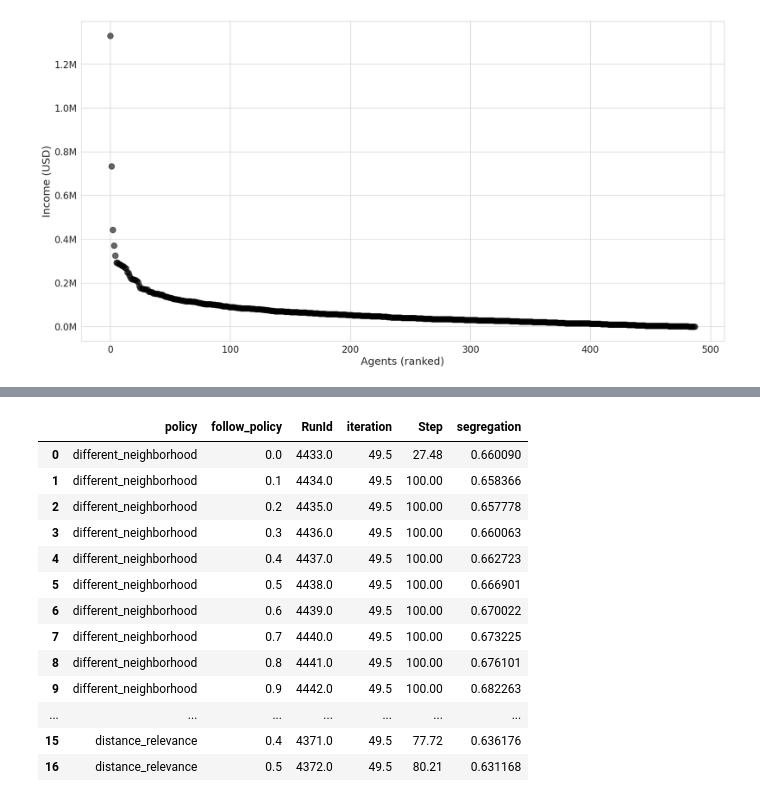
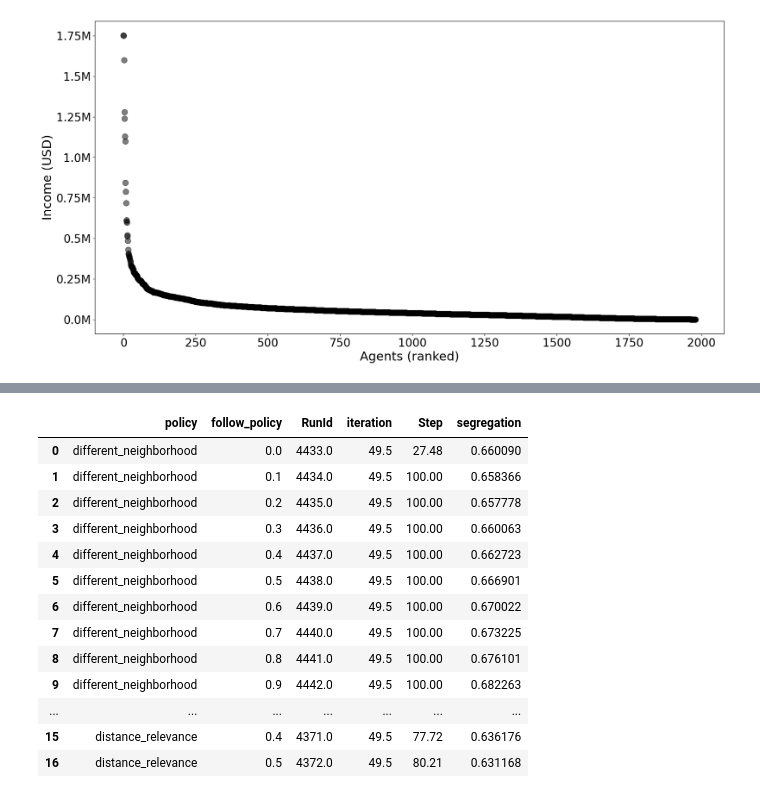
Before and after one commit to mauruscz/RS-chelling, a Jupyter notebook: plots.ipynb, the cells around one changed output, grey strips where cells are left out. Saved outputs shown, nothing was run; the diff lists cells and outputs as text; code cells hidden in the pictures.

```diff
--- a/plots.ipynb
+++ b/plots.ipynb
@@ -22,4 +22,37 @@ yellow = tuple([val / 255 for val in yellow])  # Normalize to range [0, 1]
 
 red = (177,39,28)
 red = tuple([val / 255 for val in red])  # Normalize to range [0, 1]
+# %%
+model = Schelling(width = 50, height = 50, density = 0.80, minority_pc = 0.4, homophily = 3,  policy = 'random', follow_policy=1, seed = 1995)
+# %%
+
+#plot an histogram of the incomes of the agents
+
+incomes = [agent.income for agent in model.schedule.agents]
+
+
+incomes = sorted(incomes, reverse=True)
+
+def millions_formatter(x, pos):
+    return f'{x / 1000000}M'
+
+fig, ax = plt.subplots()
+#plot a with points with
+plt.plot(incomes, 'o', markersize=10, alpha=0.5, color='black')
+
+plt.xlabel("Agents (ranked)", fontsize=22)
+plt.ylabel("Income (USD)", fontsize=22)
+
+plt.xticks(fontsize=20)
+plt.yticks(fontsize=20)
+
+#loglog plot
+#plt.loglog()
+
+ax.yaxis.set_major_formatter(FuncFormatter(millions_formatter))
+
+
+plt.savefig("plots/income.pdf", bbox_inches="tight")
+# %% [output]
+[figure, added]
 # %%
@@ -27,28 +59,0 @@ model = Schelling(width = 25, height = 25, density = 0.80, minority_pc = 0.4, ho
-# %%
-
-#plot an histogram of the incomes of the agents
-
-incomes = [agent.income for agent in model.schedule.agents]
-
-
-incomes = sorted(incomes, reverse=True)
-
-def millions_formatter(x, pos):
-    return f'{x / 1000000}M'
-
-fig, ax = plt.subplots()
-#plot a with points with
-plt.plot(incomes, 'o', markersize=10, alpha=0.6, color='black')
-
-plt.xlabel("Agents (ranked)", fontsize=18)
-plt.ylabel("Income (USD)", fontsize=18)
-
-plt.xticks(fontsize=16)
-plt.yticks(fontsize=16)
-
-#loglog plot
-#plt.loglog()
-
-ax.yaxis.set_major_formatter(FuncFormatter(millions_formatter))
-# %% [output]
-[figure, removed]
```
Also changed, not shown: parts of 7 cells of this notebook, 5 other files.
